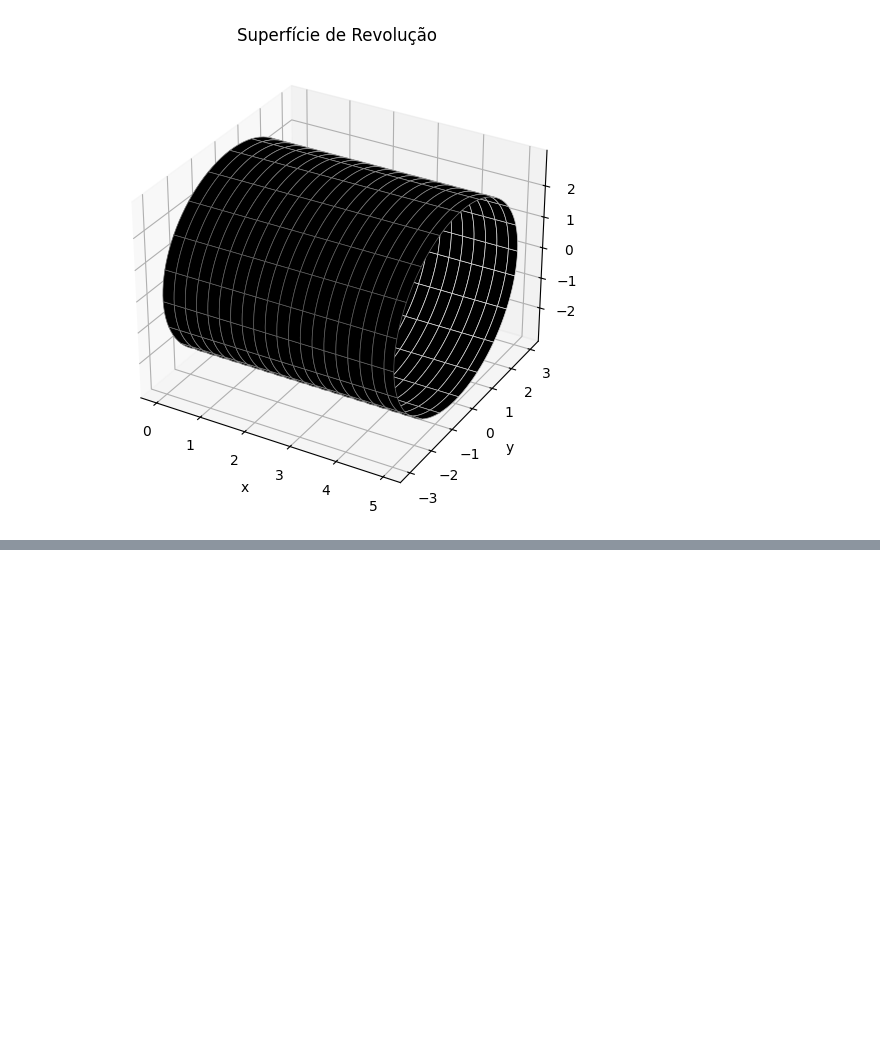
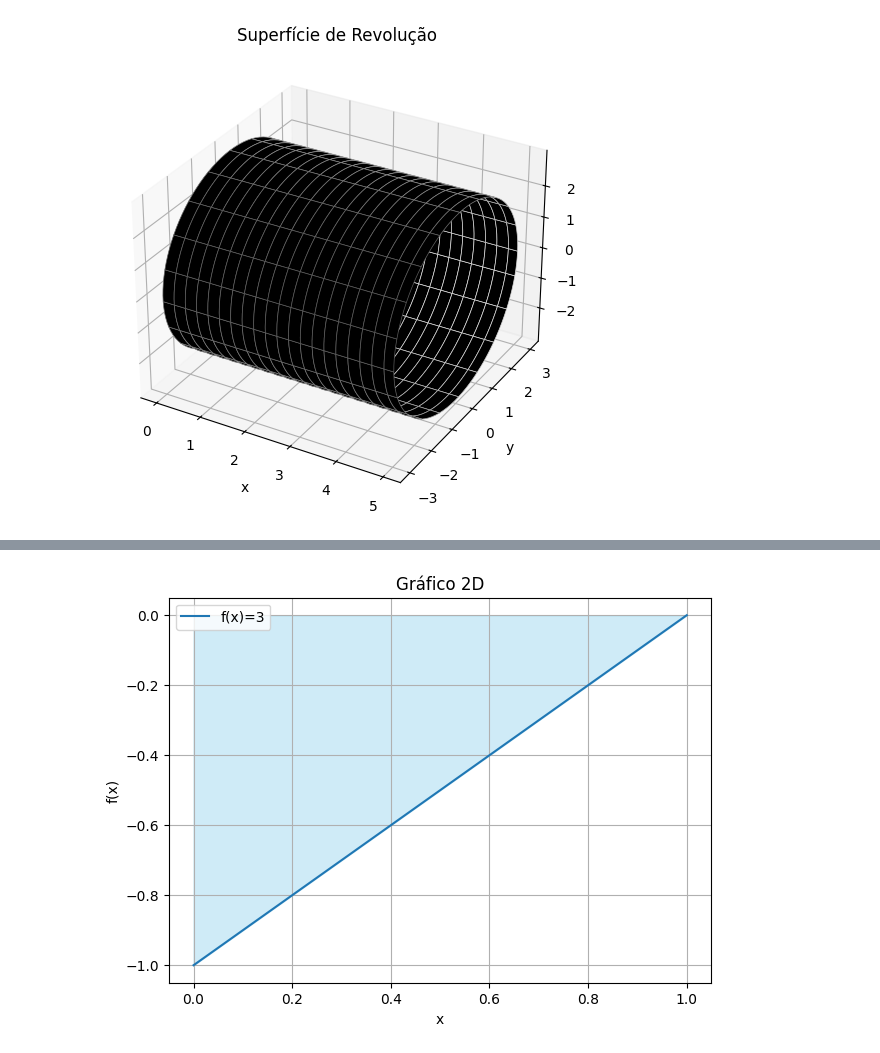
Before and after one commit to felipecantalice-dev/Math, a Jupyter notebook: Calculo/SuperficieRevolucao.ipynb, the cells around one changed output, grey strips where cells are left out. Cells and saved outputs as stored; diff of their text form; code cells hidden in the pictures; blank space fills up the shorter version.

```diff
--- a/Calculo/SuperficieRevolucao.ipynb
+++ b/Calculo/SuperficieRevolucao.ipynb
@@ -41,0 +48,18 @@ plt.show()
+# %%
+def f(x):
+    return x - 1
+
+x = np.linspace(0, 1, 100)
+# %%
+# Gráfico 2D
+plt.figure(figsize=(7, 5))
+plt.plot(x, f(x), label="f(x)=3")
+plt.fill_between(x, f(x), color="skyblue", alpha=0.4)
+plt.title("Gráfico 2D")
+plt.xlabel("x")
+plt.ylabel("f(x)")
+plt.legend()
+plt.grid(True)
+plt.show()
+# %% [output]
+[figure, added]
```
Also changed, not shown: parts of 6 cells of this notebook.
